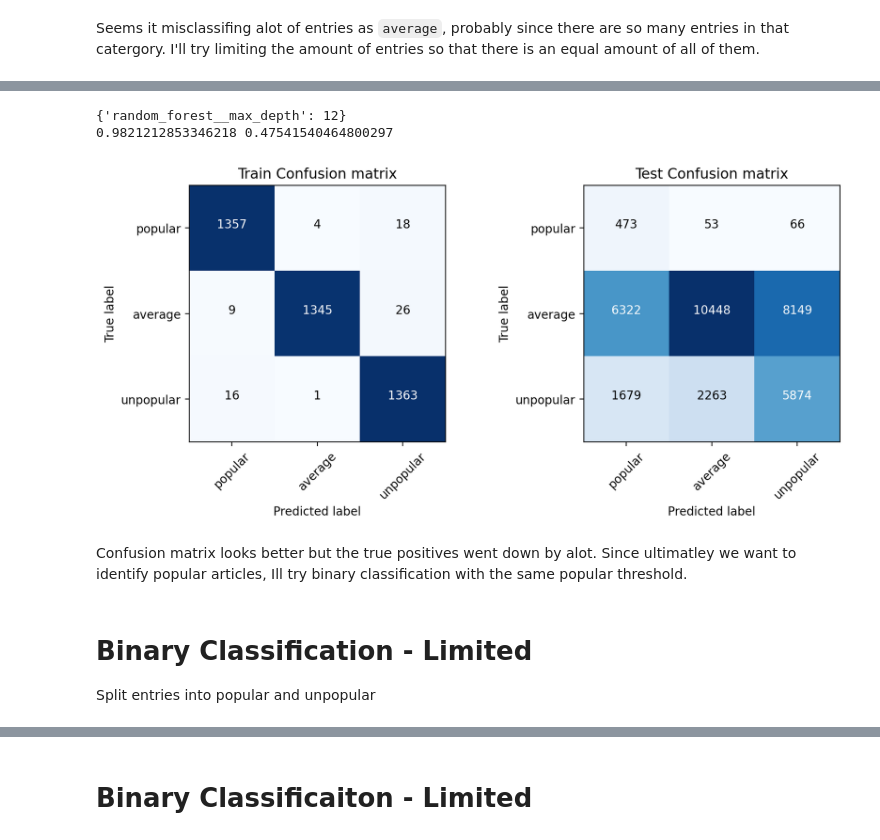
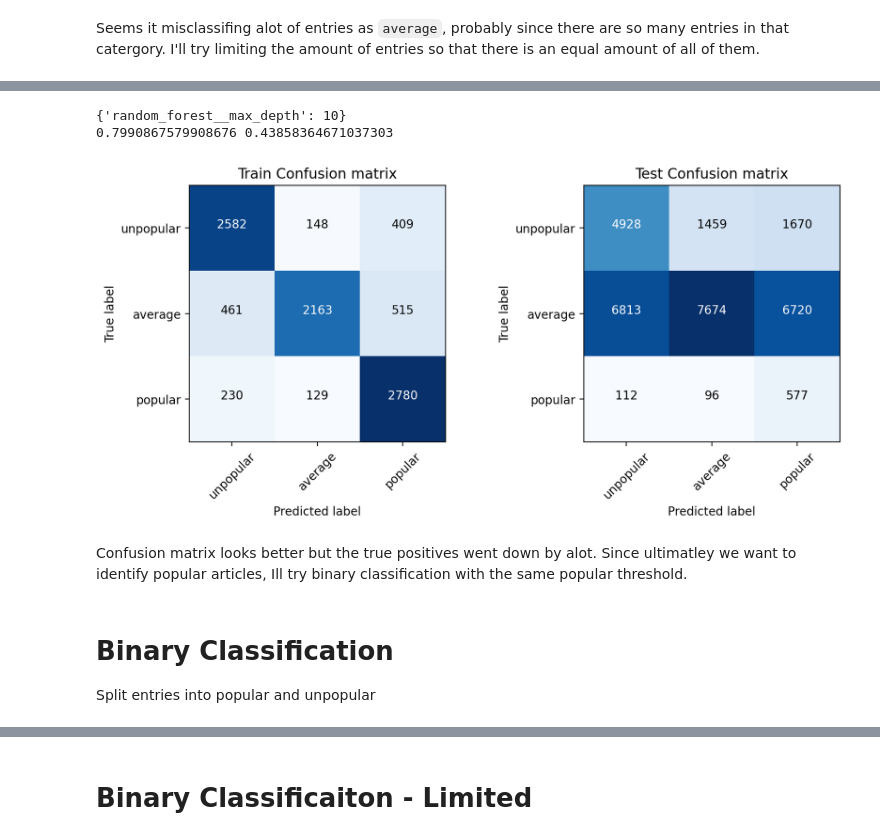
Before and after one commit to taracrutchfield/CapstoneTwo_ArticleShares, a Jupyter notebook: Pre-Processing and Modeling.ipynb, the cells around one changed output, grey strips where cells are left out. Cells and saved outputs as stored; diff of their text form; code cells hidden in the pictures.

```diff
--- a/Pre-Processing and Modeling.ipynb
+++ b/Pre-Processing and Modeling.ipynb
@@ -26,7 +26,7 @@ c3 = '#F98948' # orange
 c4 = '#C0DA74' # green
 c5 = '#859750' # dark green
 
-cmap = cplt.ListedColormap([c2,c1,c3,c4,c5])
+cmap = cplt.ListedColormap([c2,c3,c5,c4,c1])
 
 data = pd.read_csv('OnlineNewsPopularity_ForModeling.csv',index_col='url')
 data = data.drop(index=['http://mashable.com/2014/08/18/ukraine-civilian-convoy-attacked/','http://mashable.com/2013/12/09/wearably/'])
@@ -101,19 +102,3 @@ model_data_km.label.value_counts()
 Name: label, dtype: int64
 # %% [markdown]
 After runnning the model a couple times, the same two articles aways got their own cluster. It seems that despite having text, all the text related columns are 0, not to mentaion that self_reference_max_shares is less self_reference_min_shares. This must be an error so it will be removed from the data.
-# %%
-np.seterr(divide='ignore', invalid='ignore')
-plt.figure(figsize=(30,40),dpi=200)
-plt.subplots_adjust(hspace=0.5,wspace=0.5)
-for n,col_name in enumerate(model_data_km.columns[0:44],start=1):
-    plt.subplot(9,5,n)
-    range_lim = np.percentile(model_data_km[col_name],[10,90])
-    sns.histplot(data=model_data_km,
-                 x=col_name,hue="label",
-                 palette=cmap,
-                 bins=10,
-                 element='step',
-                 legend=False,
-                 stat='density',
-                 binrange=range_lim)
-    plt.title(col_name)
@@ -150,7 +219,7 @@ features = pd.DataFrame({'features':range(0,model.n_components_),'varience':mode
 pca_features = pd.DataFrame(pca_features)
 
 # Set the variance threshold to select only top components
-thresh = 2
+thresh = 3
 
 # Plot the explained variances
 plt.figure(figsize=(20,5))
@@ -394,69 +501,33 @@ Seems it misclassifing alot of entries as `average`, probably since there are so
 # %%
-model_data_3 = data.copy()
-
-def lim_entries(data,column):
-    '''
-    Takes a dataframe and a selected column and equalizes the distribution.
-    '''
-    entries = list(data[column].value_counts().index[:-1])
-    n = list(data[column].value_counts())[-1]
-    new = data.loc[data[column] == data[column].value_counts().index[-1]]
-
-    for entry in entries:
-        selected = data[data[column] == entry].reset_index()
-        selected_col = selected.columns
-        index = selected_col[0]
-        selected = pd.DataFrame(np.random.permutation(selected)[:n],columns=selected_col).set_index(index)
-        new = new.append(selected)
-
-    return (new,data.drop(index=list(new.index)))
-
-# Split data
-y_var = 'popularity'
-
-model_data_3 = popularity_3(model_data_3,y_var)
-model_data_3,cut_points = lim_entries(model_data_3,y_var)
-
-y_var_values = model_data_3[y_var].unique()
-X = model_data_3.drop(columns=y_var)
-y = model_data_3[y_var].replace(y_var_values,range(len(y_var_values)))
-X_train, X_test, y_train, y_test = train_test_split(X,y, test_size=0.30,stratify=y)
-
-# Add cut points to test data
-X_test = X_test.append(cut_points.drop(columns=y_var))
-y_test = y_test.append(cut_points[y_var].replace(y_var_values,range(len(y_var_values))))
-
-#print_values(y_train,y_test)
-
 # Make model
-model = make_model(X_train, y_train,depth_range=range(10,15), score='accuracy')
+model = make_model(X_train_lim, y_train_lim,depth_range=range(10,15),score='accuracy')
 
 # Test model
-y_pred_train = model.predict(X_train)
-y_pred_test = model.predict(X_test)
+y_pred_train = model.predict(X_train_lim)
+y_pred_test = model.predict(X_test_lim)
 
-training_accuracy = accuracy_score(y_train, y_pred_train)
-test_accuracy = accuracy_score(y_test, y_pred_test)
+training_accuracy = accuracy_score(y_train_lim, y_pred_train)
+test_accuracy = accuracy_score(y_test_lim, y_pred_test)
 print(training_accuracy,test_accuracy)
 
-cnf_matrix_test = confusion_matrix(y_test, y_pred_test)
-cnf_matrix_train = confusion_matrix(y_train, y_pred_train)
+cnf_matrix_test = confusion_matrix(y_test_lim, y_pred_test)
+cnf_matrix_train = confusion_matrix(y_train_lim, y_pred_train)
 
 # Plot Confusion Matrix
 plt.figure(figsize=(10,10),dpi=200)
 plt.subplots_adjust(hspace=0.5,wspace=0.5)
 
 plt.subplot(221)
 plot_confusion_matrix(cnf_matrix_train,classes=y_var_values, title='Train Confusion matrix')
 
 plt.subplot(222)
 plot_confusion_matrix(cnf_matrix_test,classes=y_var_values, title='Test Confusion matrix')
 # %% [output]
-{'random_forest__max_depth': 12}
-0.9821212853346218 0.47541540464800297
+{'random_forest__max_depth': 10}
+0.7990867579908676 0.43858364671037303
-[figure, old version]
+[figure, new version]
 # %% [markdown]
 Confusion matrix looks better but the true positives went down by alot. Since ultimatley we want to identify popular articles, Ill try binary classification with the same popular threshold.
 # %% [markdown]
-# Binary Classification - Limited
+# Binary Classification
 Split entries into popular and unpopular
```
Also changed, not shown: parts of 24 cells of this notebook, 1 other file.
